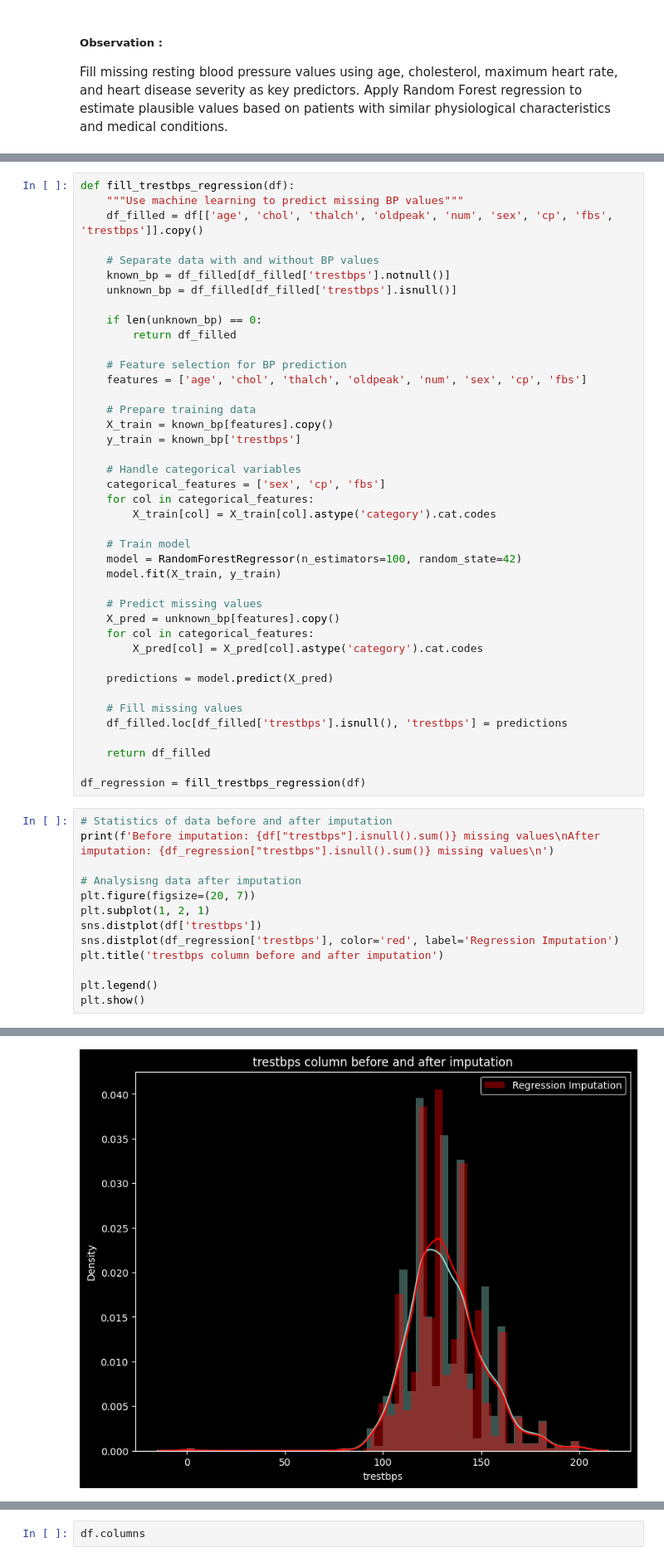
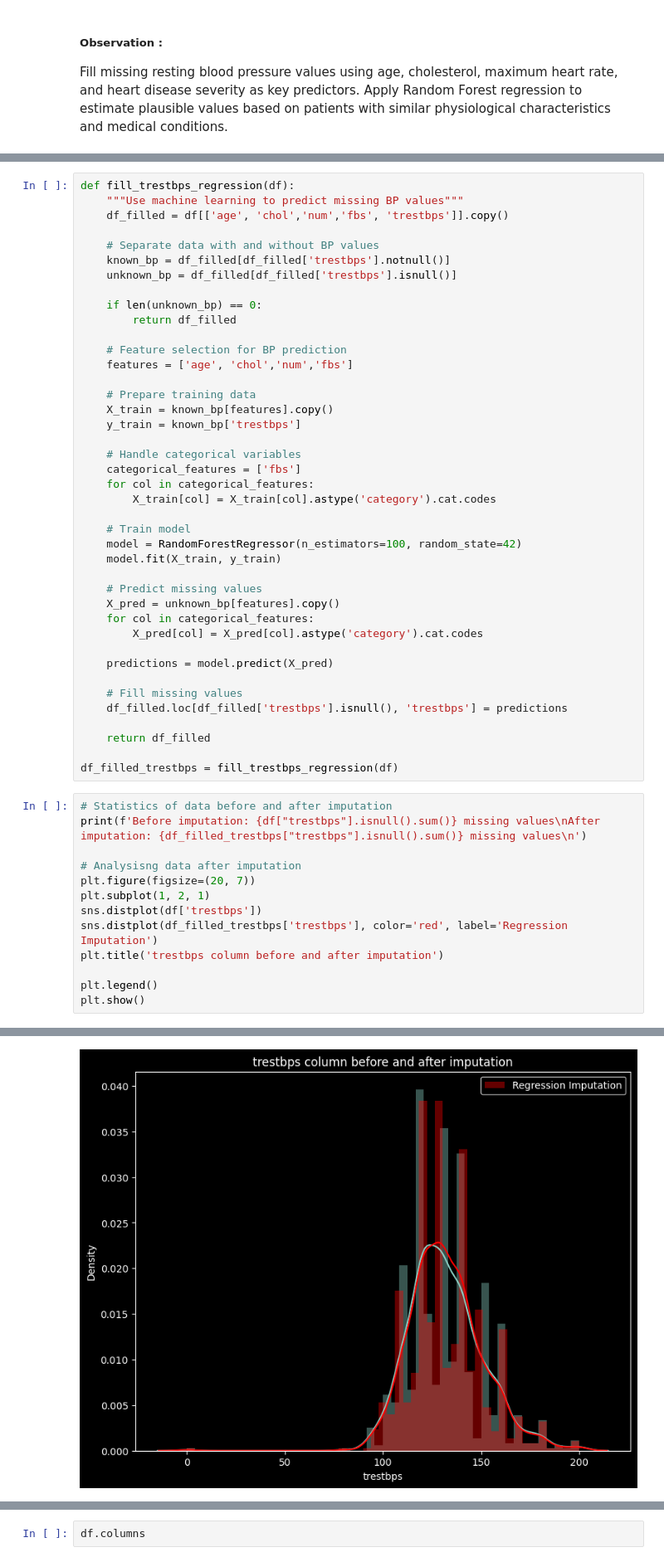
Before and after one commit to SumanGouda/Machine-Learning-Projects, a Jupyter notebook: HEART DISEASE/heart_disease_predictor.ipynb, the cells around one changed output, grey strips where cells are left out. Shown at 83% size. Drawn from its saved outputs; the diff is of its cells as text.

```diff
--- a/HEART DISEASE/heart_disease_predictor.ipynb
+++ b/HEART DISEASE/heart_disease_predictor.ipynb
@@ -113,7 +114,7 @@ from sklearn.ensemble import RandomForestRegressor
 # %%
 def fill_trestbps_regression(df):
     """Use machine learning to predict missing BP values"""
-    df_filled = df[['age', 'chol', 'thalch', 'oldpeak', 'num', 'sex', 'cp', 'fbs', 'trestbps']].copy()
+    df_filled = df[['age', 'chol','num','fbs', 'trestbps']].copy()
 
     # Separate data with and without BP values
     known_bp = df_filled[df_filled['trestbps'].notnull()]
@@ -123,14 +124,14 @@ def fill_trestbps_regression(df):
         return df_filled
 
     # Feature selection for BP prediction
-    features = ['age', 'chol', 'thalch', 'oldpeak', 'num', 'sex', 'cp', 'fbs']
+    features = ['age', 'chol','num','fbs']
 
     # Prepare training data
     X_train = known_bp[features].copy()
     y_train = known_bp['trestbps']
 
     # Handle categorical variables
-    categorical_features = ['sex', 'cp', 'fbs']
+    categorical_features = ['fbs']
     for col in categorical_features:
         X_train[col] = X_train[col].astype('category').cat.codes
 
@@ -150,21 +151,21 @@ def fill_trestbps_regression(df):
 
     return df_filled
 
-df_regression = fill_trestbps_regression(df)
+df_filled_trestbps = fill_trestbps_regression(df)
 # %%
 # Statistics of data before and after imputation
-print(f'Before imputation: {df["trestbps"].isnull().sum()} missing values\nAfter imputation: {df_regression["trestbps"].isnull().sum()} missing values\n')
+print(f'Before imputation: {df["trestbps"].isnull().sum()} missing values\nAfter imputation: {df_filled_trestbps["trestbps"].isnull().sum()} missing values\n')
 
 # Analysisng data after imputation
 plt.figure(figsize=(20, 7))
 plt.subplot(1, 2, 1)
 sns.distplot(df['trestbps'])
-sns.distplot(df_regression['trestbps'], color='red', label='Regression Imputation')
+sns.distplot(df_filled_trestbps['trestbps'], color='red', label='Regression Imputation')
 plt.title('trestbps column before and after imputation')
 
 plt.legend()
 plt.show()
 # %% [output]
 Before imputation: 59 missing values
 After imputation: 0 missing values
-[figure, old version]
+[figure, new version]
```
Also changed, not shown: parts of 42 cells of this notebook.
